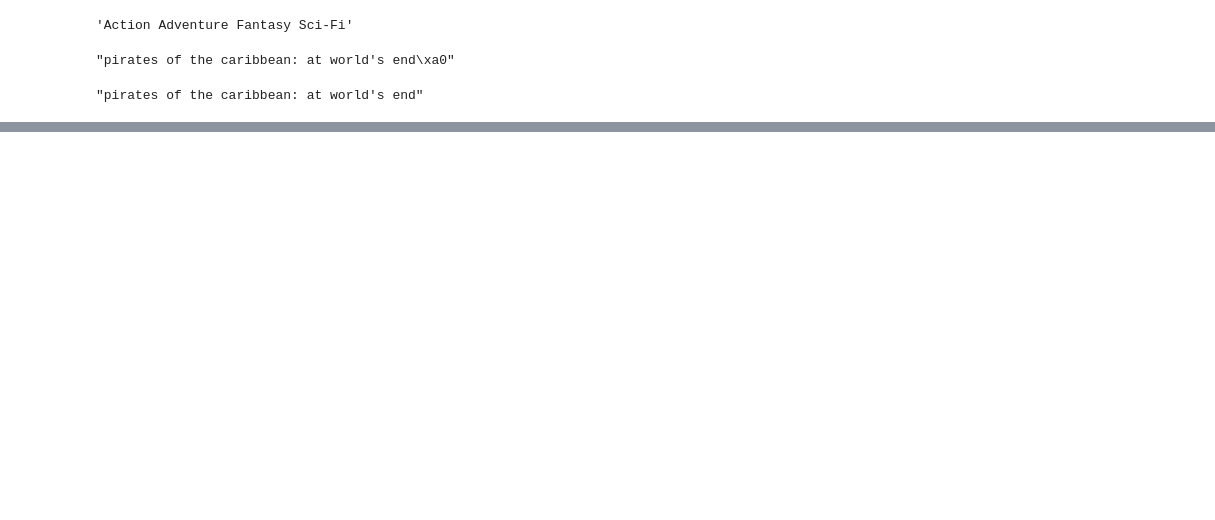
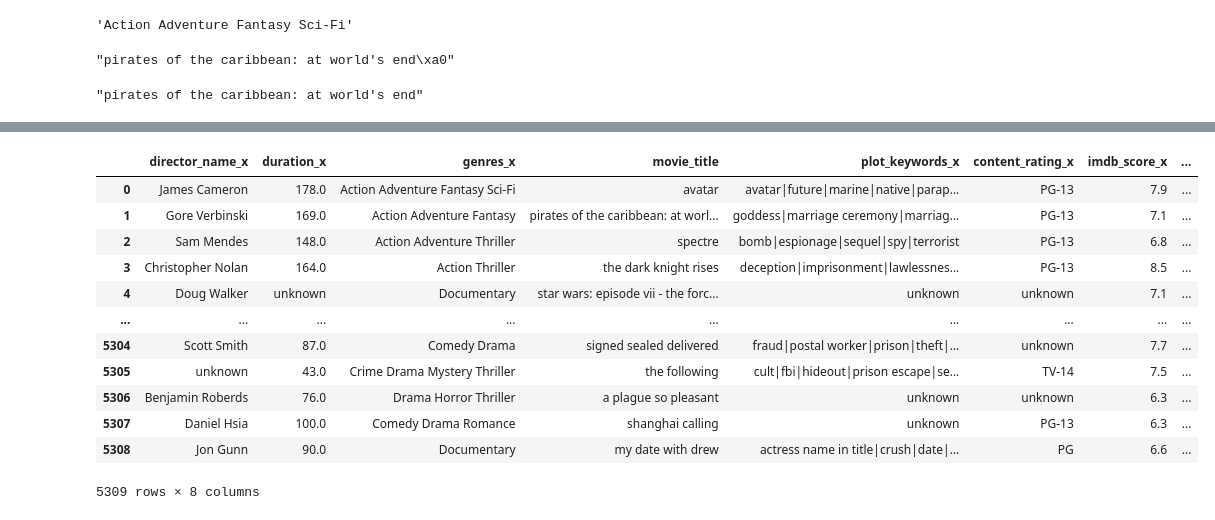
Before and after one commit to Douglasmyu/film-ify, a Jupyter notebook: Film-ify.ipynb, the cells around one changed output, grey strips where cells are left out. Drawn from its saved outputs; the diff is of its cells as text; code cells hidden in the pictures; blank space fills up the shorter version.

```diff
--- a/Film-ify.ipynb
+++ b/Film-ify.ipynb
@@ -191,0 +209,18 @@ imdb_df['movie_title'][1]
+# %%
+imdb_df['tags'] = imdb_df['director_name_x'] + ' ' + imdb_df['genres_x'] + ' ' + imdb_df['plot_keywords_x'] + ' ' + imdb_df['content_rating_x']
+# %%
+imdb_df
+# %% [output]
+|  | director_name_x | duration_x | genres_x | movie_title | plot_keywords_x | content_rating_x | imdb_score_x | ... |
+| 0 | James Cameron | 178.0 | Action Adventure Fantasy Sci-Fi | avatar | avatar|future|marine|native|parap... | PG-13 | 7.9 | ... |
+| 1 | Gore Verbinski | 169.0 | Action Adventure Fantasy | pirates of the caribbean: at worl... | goddess|marriage ceremony|marriag... | PG-13 | 7.1 | ... |
+| 2 | Sam Mendes | 148.0 | Action Adventure Thriller | spectre | bomb|espionage|sequel|spy|terrorist | PG-13 | 6.8 | ... |
+| 3 | Christopher Nolan | 164.0 | Action Thriller | the dark knight rises | deception|imprisonment|lawlessnes... | PG-13 | 8.5 | ... |
+| 4 | Doug Walker | unknown | Documentary | star wars: episode vii - the forc... | unknown | unknown | 7.1 | ... |
+| ... | ... | ... | ... | ... | ... | ... | ... | ... |
+| 5304 | Scott Smith | 87.0 | Comedy Drama | signed sealed delivered | fraud|postal worker|prison|theft|... | unknown | 7.7 | ... |
+| 5305 | unknown | 43.0 | Crime Drama Mystery Thriller | the following | cult|fbi|hideout|prison escape|se... | TV-14 | 7.5 | ... |
+| 5306 | Benjamin Roberds | 76.0 | Drama Horror Thriller | a plague so pleasant | unknown | unknown | 6.3 | ... |
+| 5307 | Daniel Hsia | 100.0 | Comedy Drama Romance | shanghai calling | unknown | PG-13 | 6.3 | ... |
+| 5308 | Jon Gunn | 90.0 | Documentary | my date with drew | actress name in title|crush|date|... | PG | 6.6 | ... |
+5309 rows × 8 columns
```
Also changed, not shown: parts of 37 cells of this notebook.
